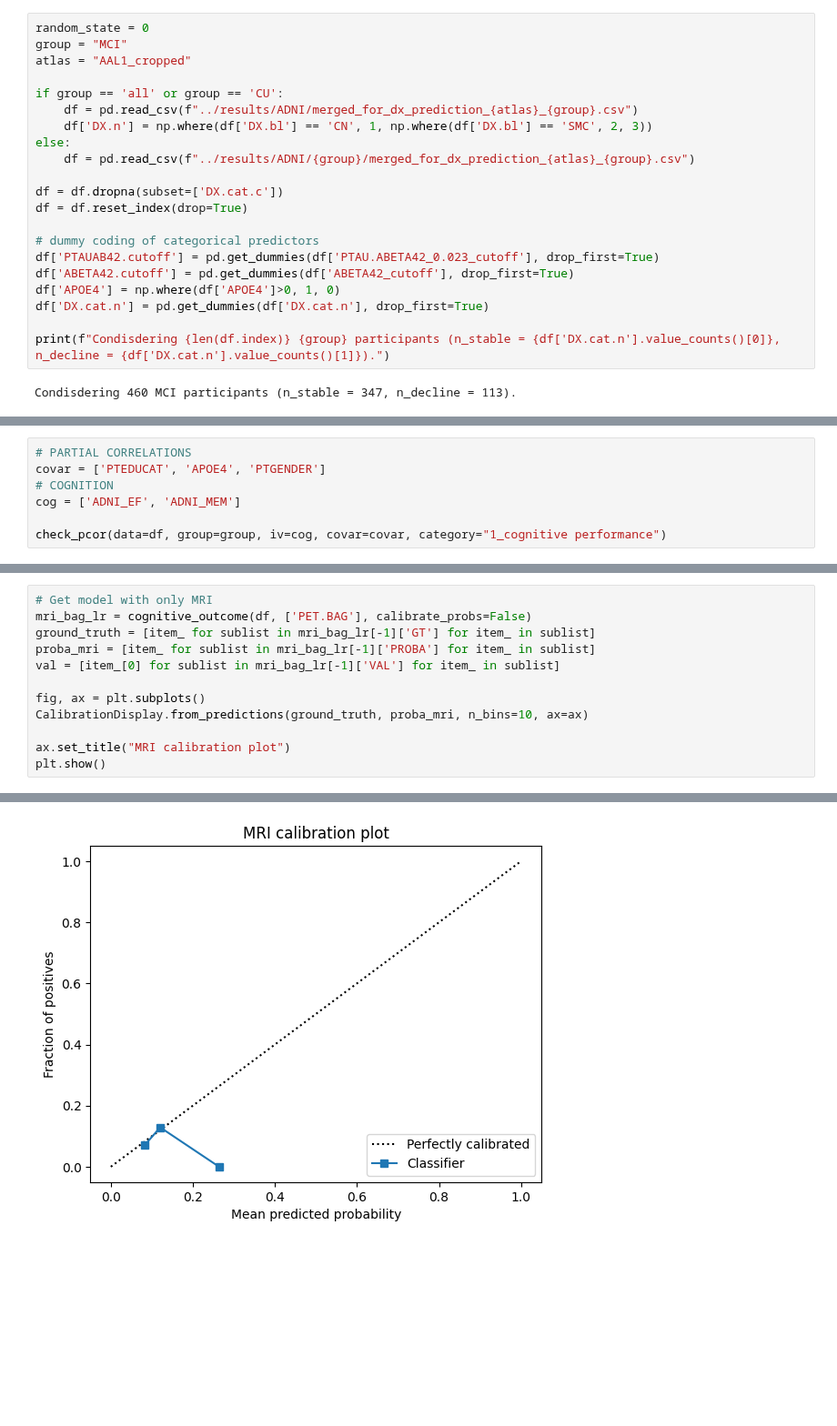
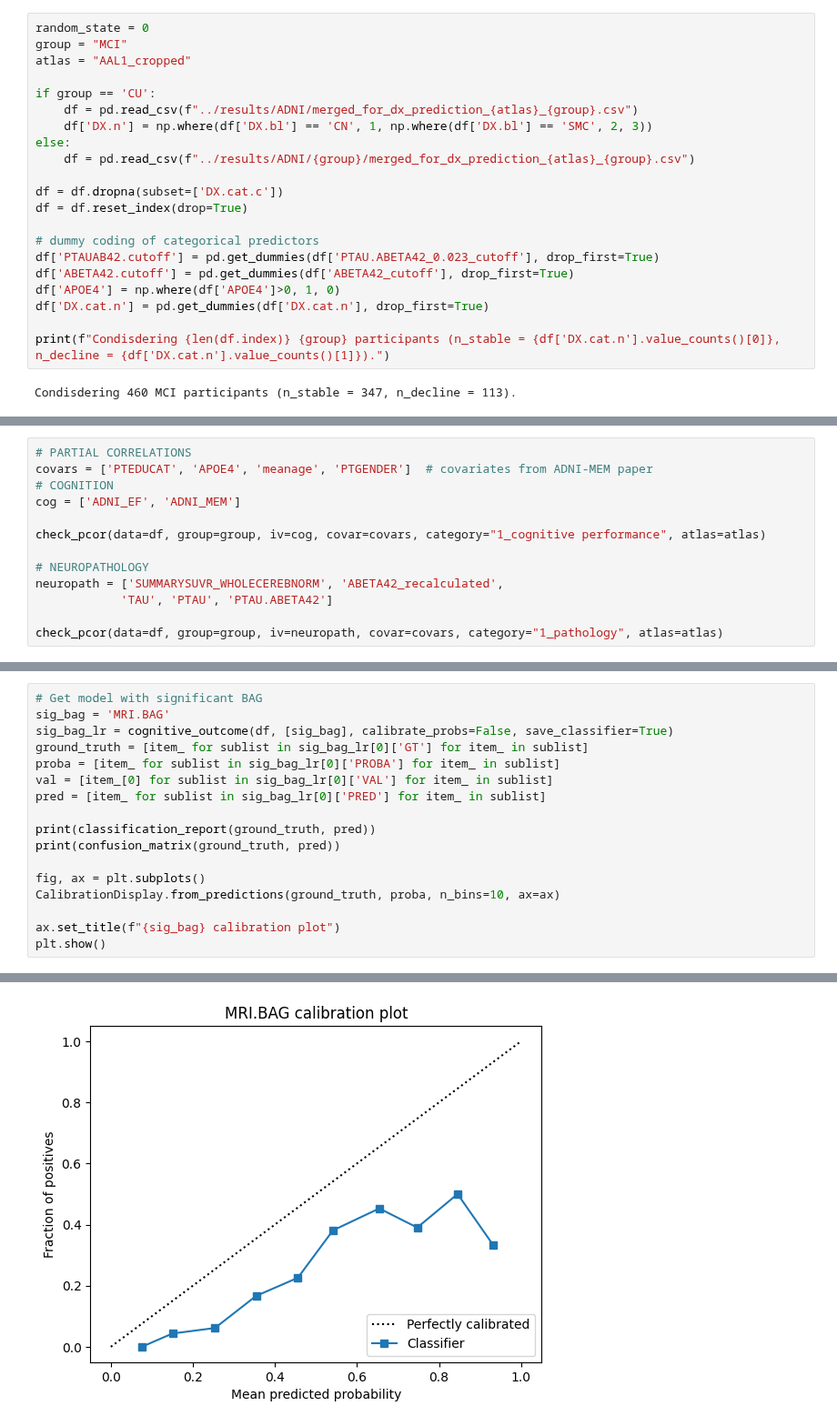
Before and after one commit to elenadoe/Brain_Age_PET_MRI, a Jupyter notebook: src/statistical_analyses.ipynb, the cells around one changed output, grey strips where cells are left out. Shown at 91% size. Drawn from its saved outputs; the diff is of its cells as text; blank space fills up the shorter version.

```diff
--- a/src/statistical_analyses.ipynb
+++ b/src/statistical_analyses.ipynb
@@ -25,7 +28,7 @@ random_state = 0
 group = "MCI"
 atlas = "AAL1_cropped"
 
-if group == 'all' or group == 'CU':
+if group == 'CU':
     df = pd.read_csv(f"../results/ADNI/merged_for_dx_prediction_{atlas}_{group}.csv")
     df['DX.n'] = np.where(df['DX.bl'] == 'CN', 1, np.where(df['DX.bl'] == 'SMC', 2, 3))
 else:
@@ -92,8 +94,14 @@ matplotlib.__version__
 # %%
 # PARTIAL CORRELATIONS
-covar = ['PTEDUCAT', 'APOE4', 'PTGENDER']
+covars = ['PTEDUCAT', 'APOE4', 'meanage', 'PTGENDER']  # covariates from ADNI-MEM paper
 # COGNITION
 cog = ['ADNI_EF', 'ADNI_MEM']
 
-check_pcor(data=df, group=group, iv=cog, covar=covar, category="1_cognitive performance")
+check_pcor(data=df, group=group, iv=cog, covar=covars, category="1_cognitive performance", atlas=atlas)
+
+# NEUROPATHOLOGY
+neuropath = ['SUMMARYSUVR_WHOLECEREBNORM', 'ABETA42_recalculated',
+            'TAU', 'PTAU', 'PTAU.ABETA42']
+
+check_pcor(data=df, group=group, iv=neuropath, covar=covars, category="1_pathology", atlas=atlas)
 # %% [output]
@@ -381,13 +387,18 @@ Feature importance:  ['meanage']
 # %%
-# Get model with only MRI
-mri_bag_lr = cognitive_outcome(df, ['PET.BAG'], calibrate_probs=False)
-ground_truth = [item_ for sublist in mri_bag_lr[-1]['GT'] for item_ in sublist]
-proba_mri = [item_ for sublist in mri_bag_lr[-1]['PROBA'] for item_ in sublist]
-val = [item_[0] for sublist in mri_bag_lr[-1]['VAL'] for item_ in sublist]
+# Get model with significant BAG
+sig_bag = 'MRI.BAG'
+sig_bag_lr = cognitive_outcome(df, [sig_bag], calibrate_probs=False, save_classifier=True)
+ground_truth = [item_ for sublist in sig_bag_lr[0]['GT'] for item_ in sublist]
+proba = [item_ for sublist in sig_bag_lr[0]['PROBA'] for item_ in sublist]
+val = [item_[0] for sublist in sig_bag_lr[0]['VAL'] for item_ in sublist]
+pred = [item_ for sublist in sig_bag_lr[0]['PRED'] for item_ in sublist]
+
+print(classification_report(ground_truth, pred))
+print(confusion_matrix(ground_truth, pred))
 
 fig, ax = plt.subplots()
-CalibrationDisplay.from_predictions(ground_truth, proba_mri, n_bins=10, ax=ax)
+CalibrationDisplay.from_predictions(ground_truth, proba, n_bins=10, ax=ax)
 
-ax.set_title("MRI calibration plot")
+ax.set_title(f"{sig_bag} calibration plot")
 plt.show()
 # %% [output]
@@ -402 +420 @@ Feature importance:  ['PET.BAG']
-[figure, old version]
+[figure, new version]
```
Also changed, not shown: parts of 11 cells of this notebook.
